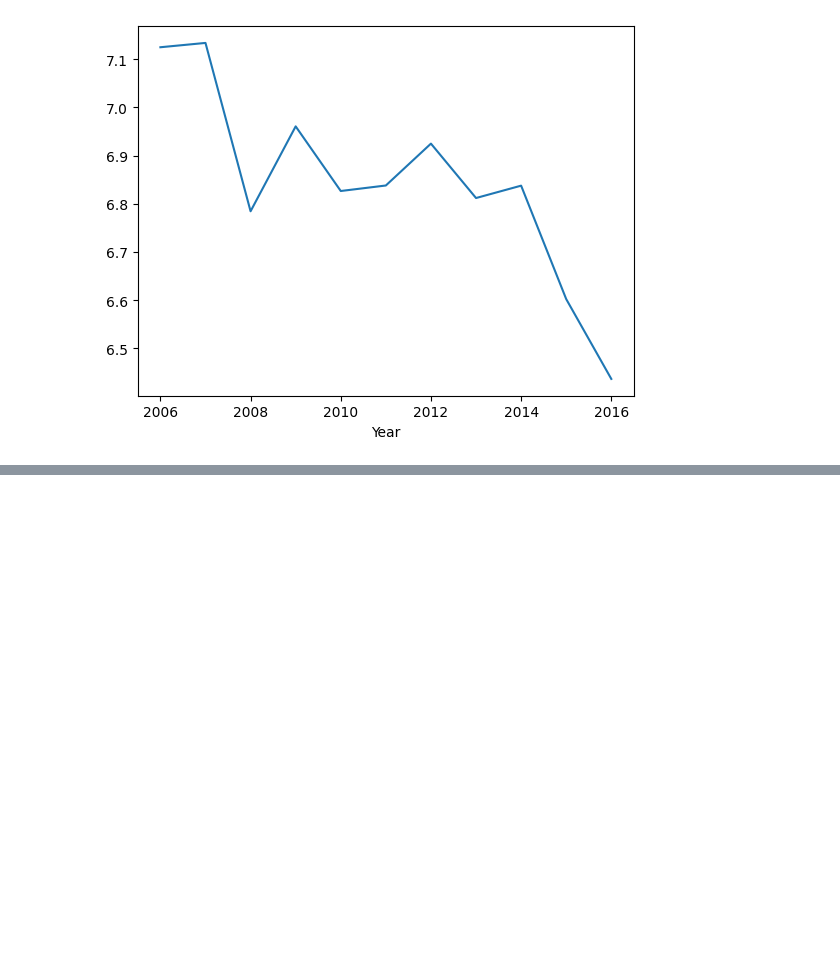
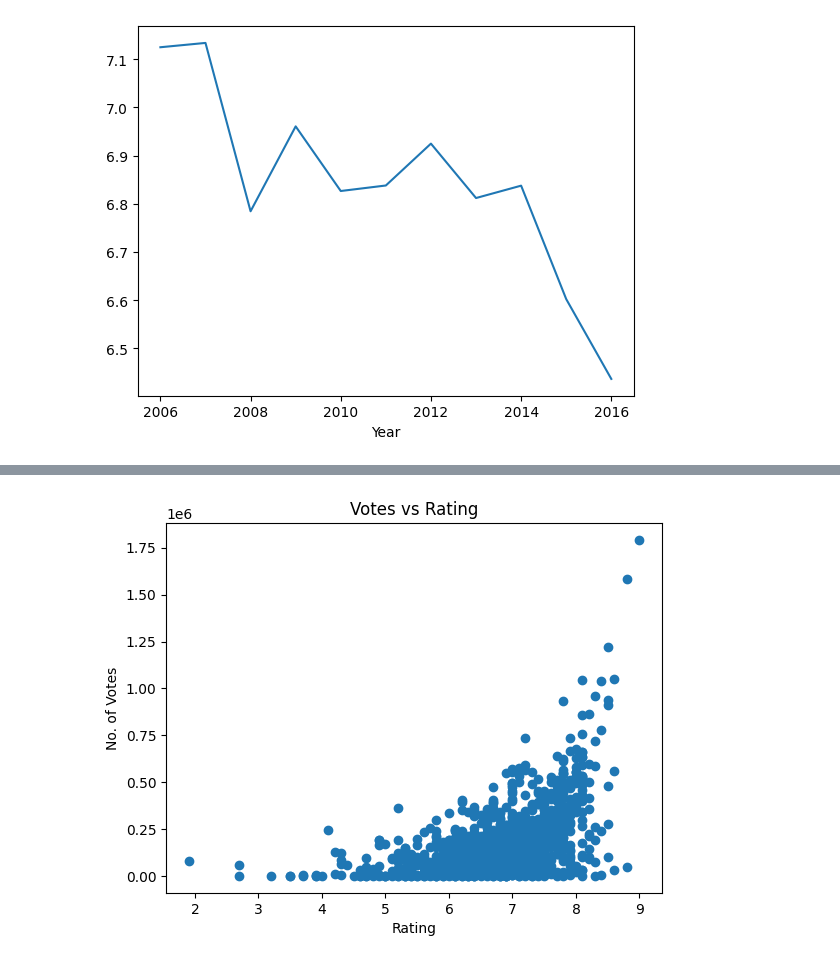
Before and after one commit to Dinesh5aini/Task, a Jupyter notebook: pandas task.ipynb, the cells around one changed output, grey strips where cells are left out. Saved outputs shown, nothing was run; the diff lists cells and outputs as text; code cells hidden in the pictures; blank space fills up the shorter version.

```diff
--- a/pandas task.ipynb
+++ b/pandas task.ipynb
@@ -172,0 +197,9 @@ df.groupby('Year')['Rating'].mean().plot()
+# %%
+# relation between no. of votes and movie Rating
+plt.scatter(df.Rating,df.Votes)
+plt.xlabel('Rating')
+plt.ylabel('No. of Votes')
+plt.title('Votes vs Rating')
+plt.show()
+# %% [output]
+[figure, added]
```
Also changed, not shown: parts of 6 cells of this notebook.
